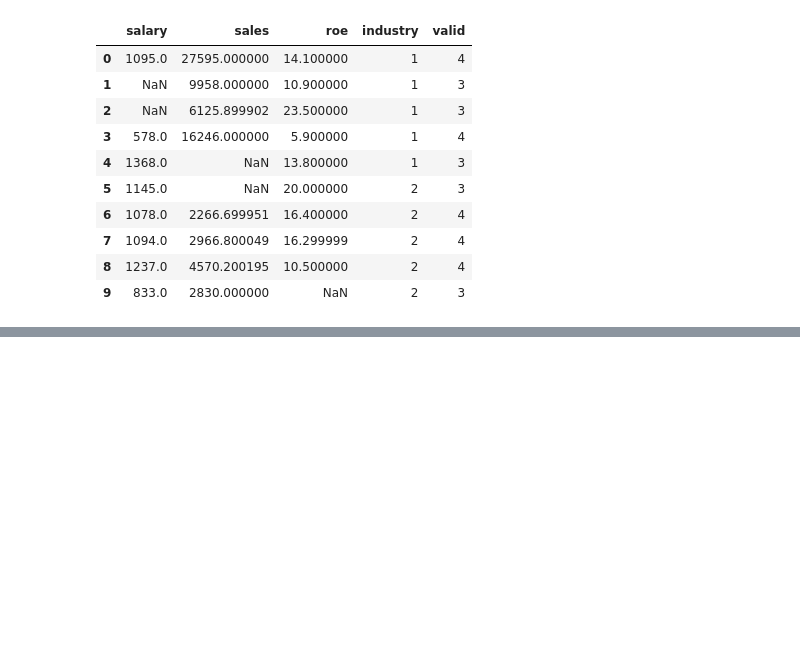
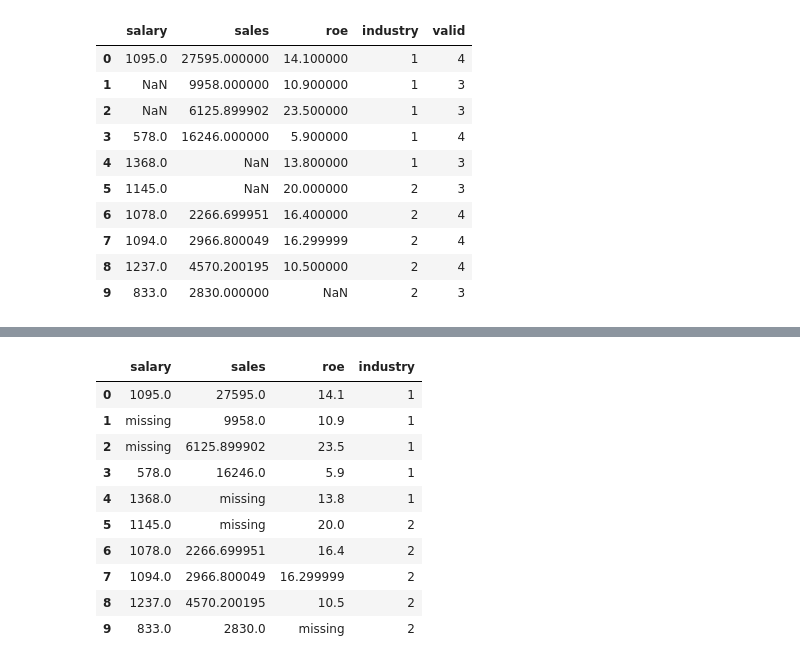
Before and after one commit to sucream/Bigdata-Analysis-Engineer-Note, a Jupyter notebook: 02.DataPreprocessing.ipynb, the cells around one changed output, grey strips where cells are left out. Cells and saved outputs as stored; diff of their text form; code cells hidden in the pictures; blank space fills up the shorter version.

```diff
--- a/02.DataPreprocessing.ipynb
+++ b/02.DataPreprocessing.ipynb
@@ -697,0 +816,16 @@ data
+# %%
+# 결측치를 missing이라는 문자열로 대체
+data_missing = data.fillna('missing')
+data_missing
+# %% [output]
+|  | salary | sales | roe | industry |
+| 0 | 1095.0 | 27595.0 | 14.1 | 1 |
+| 1 | missing | 9958.0 | 10.9 | 1 |
+| 2 | missing | 6125.899902 | 23.5 | 1 |
+| 3 | 578.0 | 16246.0 | 5.9 | 1 |
+| 4 | 1368.0 | missing | 13.8 | 1 |
+| 5 | 1145.0 | missing | 20.0 | 2 |
+| 6 | 1078.0 | 2266.699951 | 16.4 | 2 |
+| 7 | 1094.0 | 2966.800049 | 16.299999 | 2 |
+| 8 | 1237.0 | 4570.200195 | 10.5 | 2 |
+| 9 | 833.0 | 2830.0 | missing | 2 |
```
Also changed, not shown: parts of 32 cells of this notebook.
